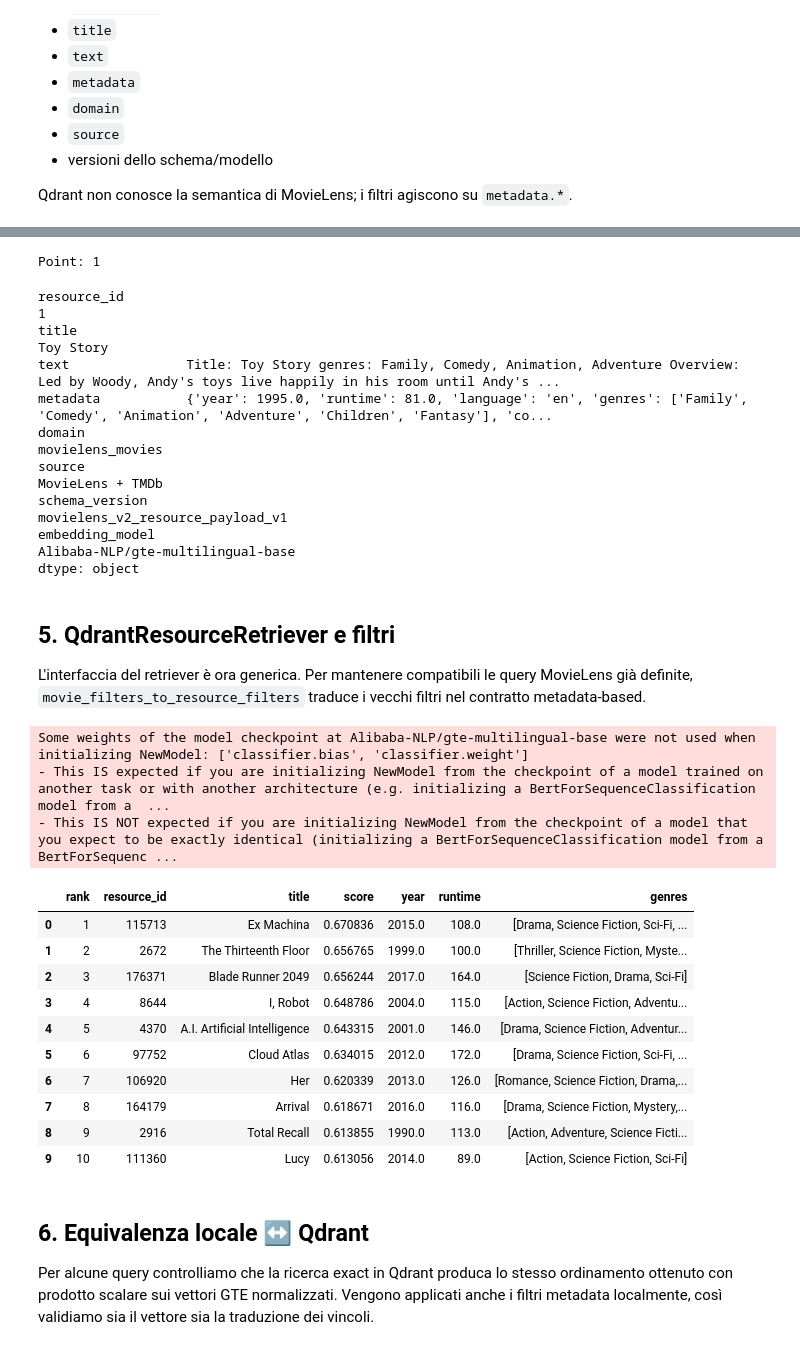
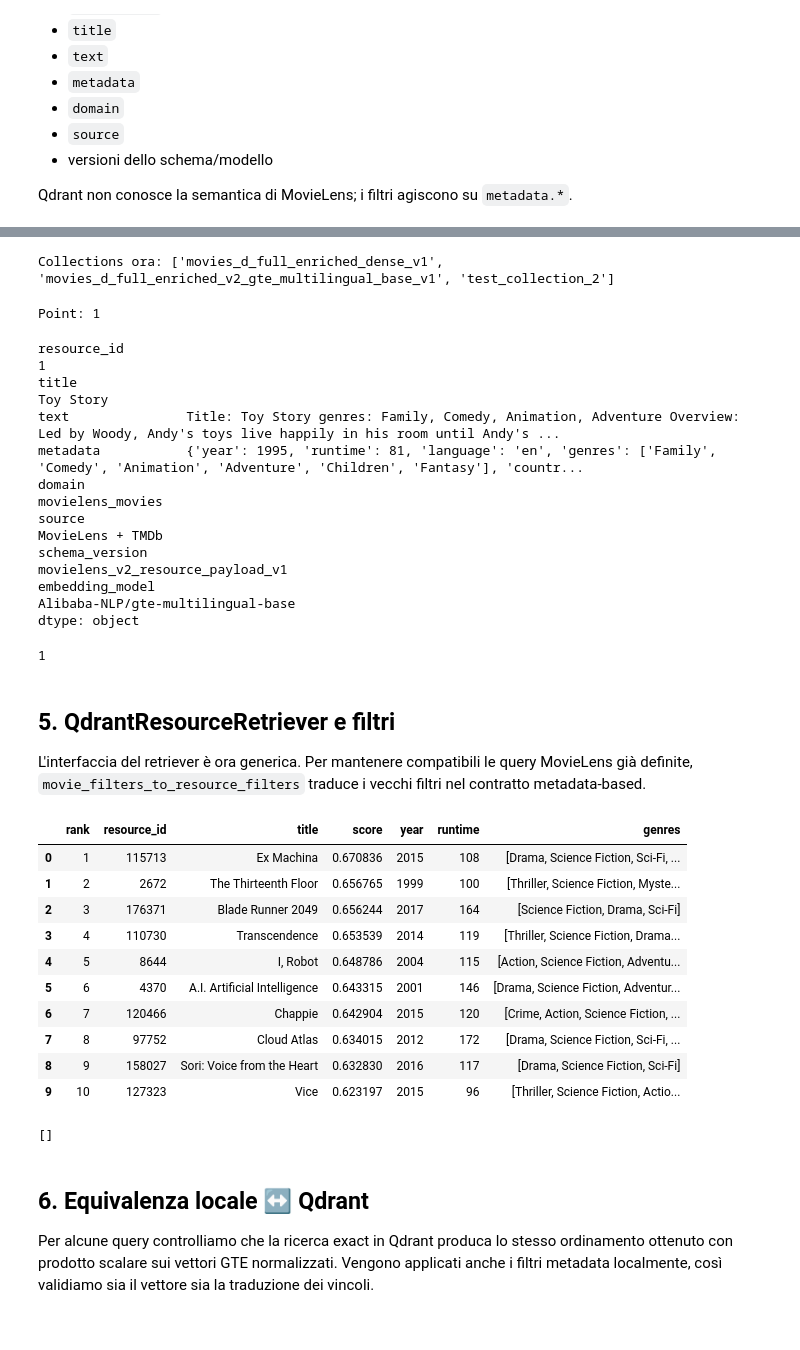
Before and after one commit to Matteo-Garavaglia/RM_MAS_movieLens, a Jupyter notebook: notebooks/10_qdrant_gte_resource_mcp.ipynb, the cells around one changed output, grey strips where cells are left out. Cells and saved outputs as stored; diff of their text form; code cells hidden in the pictures.

Commit message:
caricamento 9k film in qdrant + fix su colonne dei filtri

```diff
--- a/notebooks/10_qdrant_gte_resource_mcp.ipynb
+++ b/notebooks/10_qdrant_gte_resource_mcp.ipynb
@@ -242,3 +285,8 @@ Punti in collection: 1996
+# %%
+client = connect_qdrant(QDRANT_URL, QDRANT_API_KEY)
+print("Collections ora:", [c.name for c in client.get_collections().collections])
+# %% [output]
+Collections ora: ['movies_d_full_enriched_dense_v1', 'movies_d_full_enriched_v2_gte_multilingual_base_v1', 'test_collection_2']
 # %%
 sample_points, _ = client.scroll(
     collection_name=COLLECTION.collection_name,
@@ -254,17 +302,20 @@ assert sample_payload.get("embedding_model") == GTE_MULTILINGUAL_BASE.model_name
 
 print("Point:", sample_points[0].id)
 display(pd.Series(sample_payload))
+
+print(len(sample_points))
 # %% [output]
 Point: 1
 resource_id                                                                                                                                                  1
 title                                                                                                                                                Toy Story
 text               Title: Toy Story genres: Family, Comedy, Animation, Adventure Overview: Led by Woody, Andy's toys live happily in his room until Andy's ...
-metadata           {'year': 1995.0, 'runtime': 81.0, 'language': 'en', 'genres': ['Family', 'Comedy', 'Animation', 'Adventure', 'Children', 'Fantasy'], 'co...
+metadata           {'year': 1995, 'runtime': 81, 'language': 'en', 'genres': ['Family', 'Comedy', 'Animation', 'Adventure', 'Children', 'Fantasy'], 'countr...
 domain                                                                                                                                        movielens_movies
 source                                                                                                                                        MovieLens + TMDb
 schema_version                                                                                                                movielens_v2_resource_payload_v1
 embedding_model                                                                                                              Alibaba-NLP/gte-multilingual-base
 dtype: object
+1
 # %% [markdown]
 ## 5. QdrantResourceRetriever e filtri
 
@@ -273,47 +324,49 @@ L'interfaccia del retriever è ora generica. Per mantenere compatibili le query
 retriever = QdrantResourceRetriever(
     client=client,
     encoder=encoder,
     config=COLLECTION,
 )
 
 QUERY = "a thoughtful science fiction film about artificial intelligence and human identity"
-MOVIE_FILTERS = {"min_year": 1990, "exclude_genres": ["Horror"]}
+MOVIE_FILTERS = {"min_year": "1990", "exclude_genres": ["Horror"],"adult": False}
+# MOVIE_FILTERS = {"adult": "TRUE"}
 GENERIC_FILTERS = movie_filters_to_resource_filters(MOVIE_FILTERS)
 
 hits = retriever.search(
     QUERY,
     filters=GENERIC_FILTERS,
     top_k=10,
     exact=EXACT_VALIDATION,
 )
 
 display(pd.DataFrame([
     {
         "rank": h.rank,
         "resource_id": h.resource_id,
         "title": h.title,
         "score": h.score,
         "year": h.metadata.get("year"),
         "runtime": h.metadata.get("runtime"),
         "genres": h.metadata.get("genres"),
     }
     for h in hits
 ]))
 # %% [output]
-Some weights of the model checkpoint at Alibaba-NLP/gte-multilingual-base were not used when initializing NewModel: ['classifier.bias', 'classifier.weight']
-- This IS expected if you are initializing NewModel from the checkpoint of a model trained on another task or with another architecture (e.g. initializing a BertForSequenceClassification model from a  ...
-- This IS NOT expected if you are initializing NewModel from the checkpoint of a model that you expect to be exactly identical (initializing a BertForSequenceClassification model from a BertForSequenc ...
 |  | rank | resource_id | title | score | year | runtime | genres |
-| 0 | 1 | 115713 | Ex Machina | 0.670836 | 2015.0 | 108.0 | [Drama, Science Fiction, Sci-Fi, ... |
-| 1 | 2 | 2672 | The Thirteenth Floor | 0.656765 | 1999.0 | 100.0 | [Thriller, Science Fiction, Myste... |
-| 2 | 3 | 176371 | Blade Runner 2049 | 0.656244 | 2017.0 | 164.0 | [Science Fiction, Drama, Sci-Fi] |
-| 3 | 4 | 8644 | I, Robot | 0.648786 | 2004.0 | 115.0 | [Action, Science Fiction, Adventu... |
-| 4 | 5 | 4370 | A.I. Artificial Intelligence | 0.643315 | 2001.0 | 146.0 | [Drama, Science Fiction, Adventur... |
-| 5 | 6 | 97752 | Cloud Atlas | 0.634015 | 2012.0 | 172.0 | [Drama, Science Fiction, Sci-Fi, ... |
-| 6 | 7 | 106920 | Her | 0.620339 | 2013.0 | 126.0 | [Romance, Science Fiction, Drama,... |
-| 7 | 8 | 164179 | Arrival | 0.618671 | 2016.0 | 116.0 | [Drama, Science Fiction, Mystery,... |
-| 8 | 9 | 2916 | Total Recall | 0.613855 | 1990.0 | 113.0 | [Action, Adventure, Science Ficti... |
-| 9 | 10 | 111360 | Lucy | 0.613056 | 2014.0 | 89.0 | [Action, Science Fiction, Sci-Fi] |
+| 0 | 1 | 115713 | Ex Machina | 0.670836 | 2015 | 108 | [Drama, Science Fiction, Sci-Fi, ... |
+| 1 | 2 | 2672 | The Thirteenth Floor | 0.656765 | 1999 | 100 | [Thriller, Science Fiction, Myste... |
+| 2 | 3 | 176371 | Blade Runner 2049 | 0.656244 | 2017 | 164 | [Science Fiction, Drama, Sci-Fi] |
+| 3 | 4 | 110730 | Transcendence | 0.653539 | 2014 | 119 | [Thriller, Science Fiction, Drama... |
+| 4 | 5 | 8644 | I, Robot | 0.648786 | 2004 | 115 | [Action, Science Fiction, Adventu... |
+| 5 | 6 | 4370 | A.I. Artificial Intelligence | 0.643315 | 2001 | 146 | [Drama, Science Fiction, Adventur... |
+| 6 | 7 | 120466 | Chappie | 0.642904 | 2015 | 120 | [Crime, Action, Science Fiction, ... |
+| 7 | 8 | 97752 | Cloud Atlas | 0.634015 | 2012 | 172 | [Drama, Science Fiction, Sci-Fi, ... |
+| 8 | 9 | 158027 | Sori: Voice from the Heart | 0.632830 | 2016 | 117 | [Drama, Science Fiction, Sci-Fi] |
+| 9 | 10 | 127323 | Vice | 0.623197 | 2015 | 96 | [Thriller, Science Fiction, Actio... |
+# %%
+hits
+# %% [output]
+[]
 # %% [markdown]
 ## 6. Equivalenza locale ↔ Qdrant
 
```
Also changed, not shown: parts of 7 cells of this notebook.
